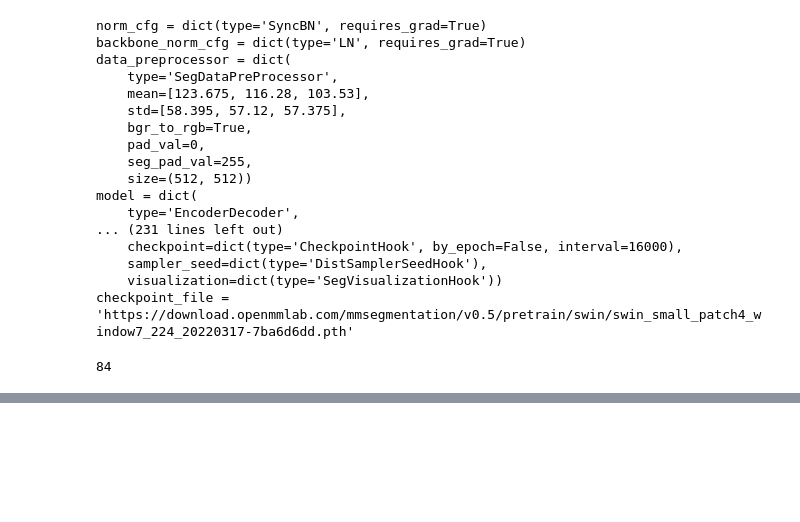
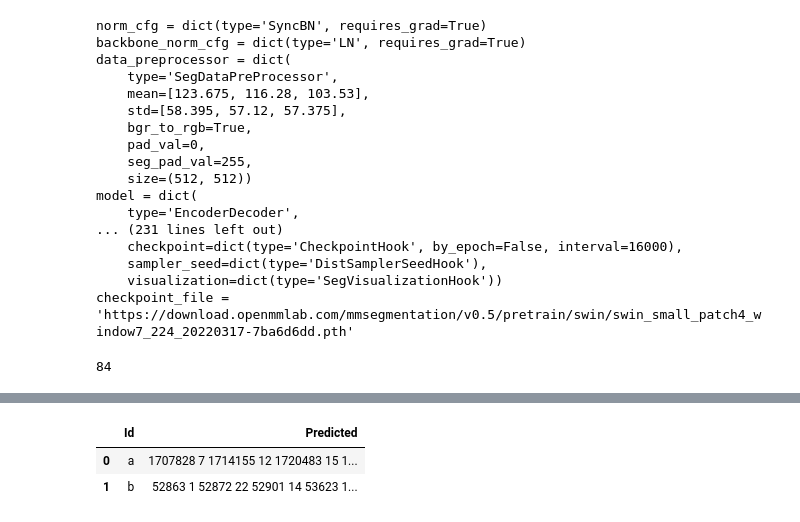
Before and after one commit to jarnel96/Vesuvius-Ink-Detection, a Jupyter notebook: vesuvius-ink-detection-challenge.ipynb, the cells around one changed output, grey strips where cells are left out. Saved outputs shown, nothing was run; the diff lists cells and outputs as text; code cells hidden in the pictures; blank space fills up the shorter version.

Commit message:
added submission

```diff
--- a/vesuvius-ink-detection-challenge.ipynb
+++ b/vesuvius-ink-detection-challenge.ipynb
@@ -513,0 +602,14 @@ EncoderDecoder(
+# %%
+# ref.: https://www.kaggle.com/stainsby/fast-tested-rle
+def rle(img):
+    '''
+    img: numpy array, 1 - mask, 0 - background
+    Returns run length as string formated
+    '''
+    pixels = img.flatten()
+    # pixels = (pixels >= thr).astype(int)
+
+    pixels = np.concatenate([[0], pixels, [0]])
+    runs = np.where(pixels[1:] != pixels[:-1])[0] + 1
+    runs[1::2] -= runs[::2]
+    return ' '.join(str(x) for x in runs)
@@ -513,0 +628,12 @@ EncoderDecoder(
+# %%
+submission = defaultdict(list)
+for fragment_id, fragment_name in enumerate(fragment_ids):
+    submission["Id"].append(fragment_name)
+    submission["Predicted"].append(rle(fragment_preds[fragment_name]))
+
+pd.DataFrame.from_dict(submission).to_csv("/kaggle/working/submission.csv", index=False)
+pd.DataFrame.from_dict(submission)
+# %% [output]
+|  | Id | Predicted |
+| 0 | a | 1707828 7 1714155 12 1720483 15 1... |
+| 1 | b | 52863 1 52872 22 52901 14 53623 1... |
```
Also changed, not shown: parts of 17 cells of this notebook.
